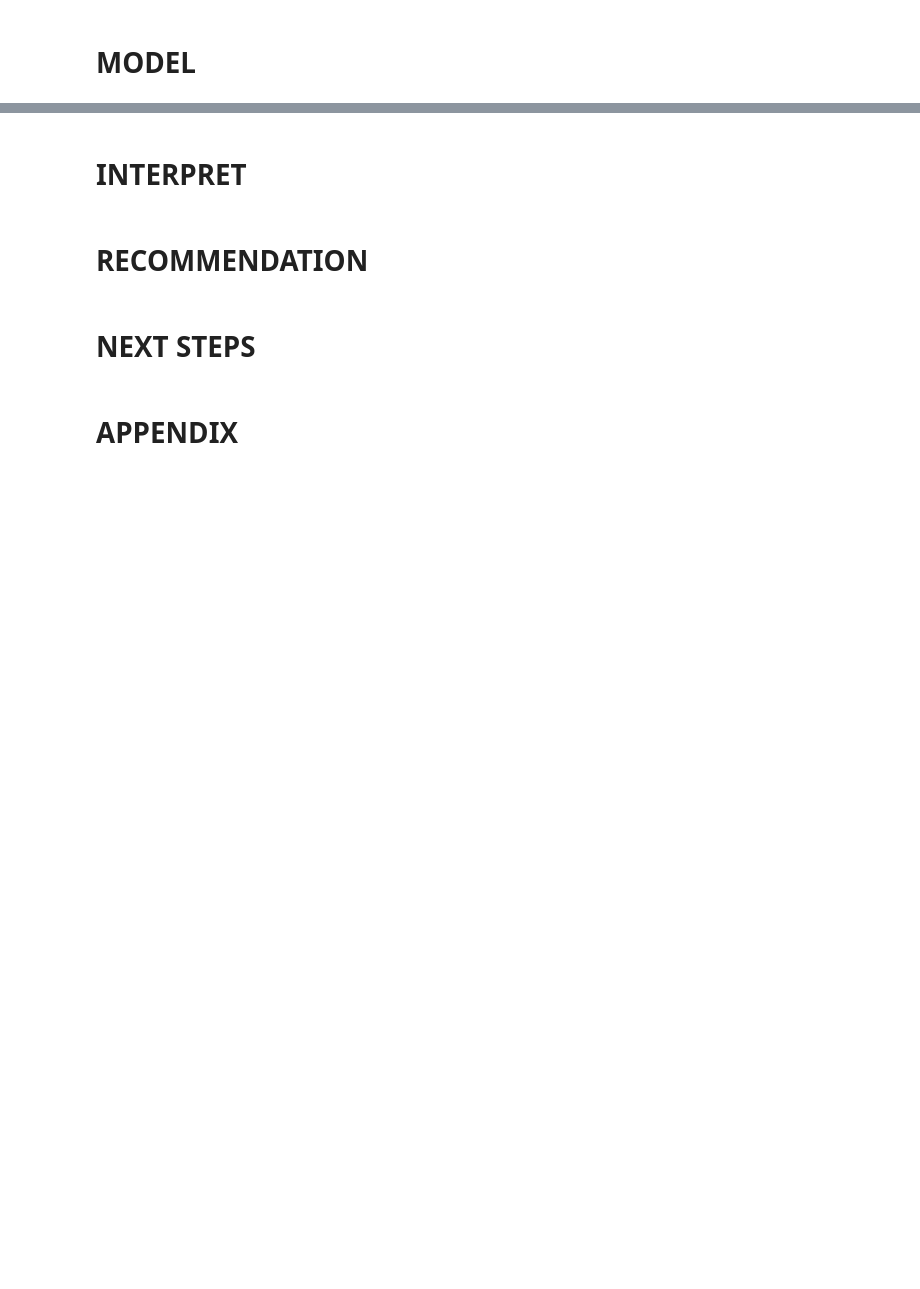
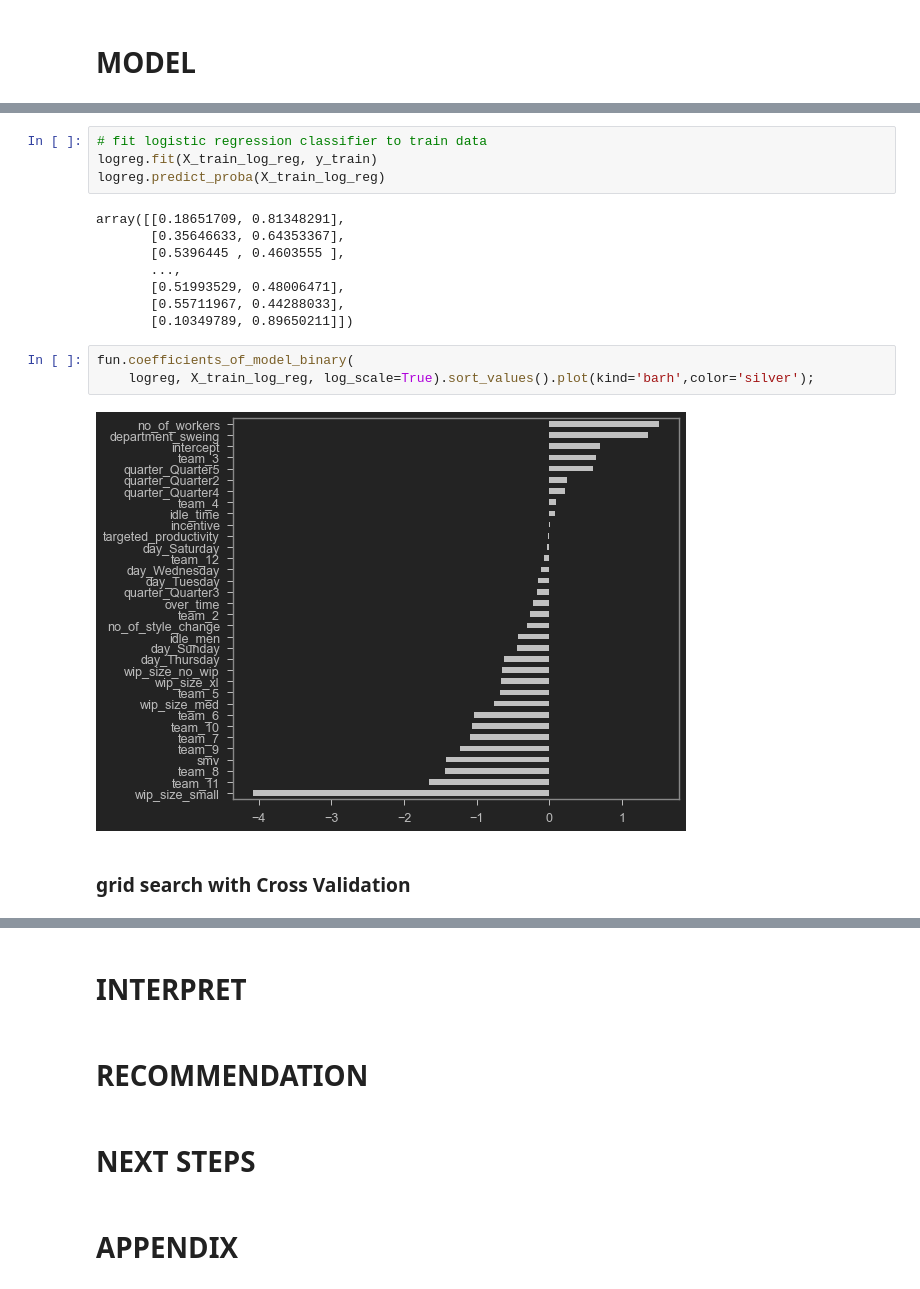
Before and after one commit to tamjid-ahsan/Garment-worker-efficiency, a Jupyter notebook: student.ipynb, the cells around one changed output, grey strips where cells are left out. Saved outputs shown, nothing was run; the diff lists cells and outputs as text; blank space fills up the shorter version.

```diff
--- a/student.ipynb
+++ b/student.ipynb
@@ -199,0 +477,19 @@ X_train.shape, y_train.shape, X_test.shape, y_test.shape
+# %%
+# fit logistic regression classifier to train data
+logreg.fit(X_train_log_reg, y_train)
+logreg.predict_proba(X_train_log_reg)
+# %% [output]
+array([[0.18651709, 0.81348291],
+       [0.35646633, 0.64353367],
+       [0.5396445 , 0.4603555 ],
+       ...,
+       [0.51993529, 0.48006471],
+       [0.55711967, 0.44288033],
+       [0.10349789, 0.89650211]])
+# %%
+fun.coefficients_of_model_binary(
+    logreg, X_train_log_reg, log_scale=True).sort_values().plot(kind='barh',color='silver');
+# %% [output]
+[figure, added]
+# %% [markdown]
+### grid search with Cross Validation
```
Also changed, not shown: parts of 78 cells of this notebook, 1 other file.
